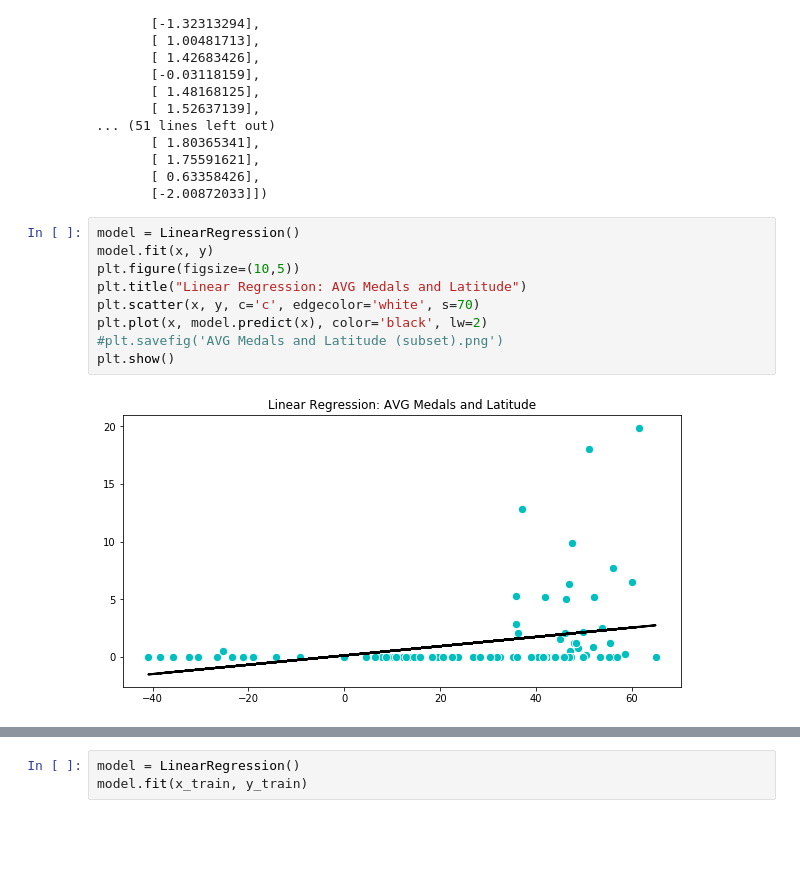
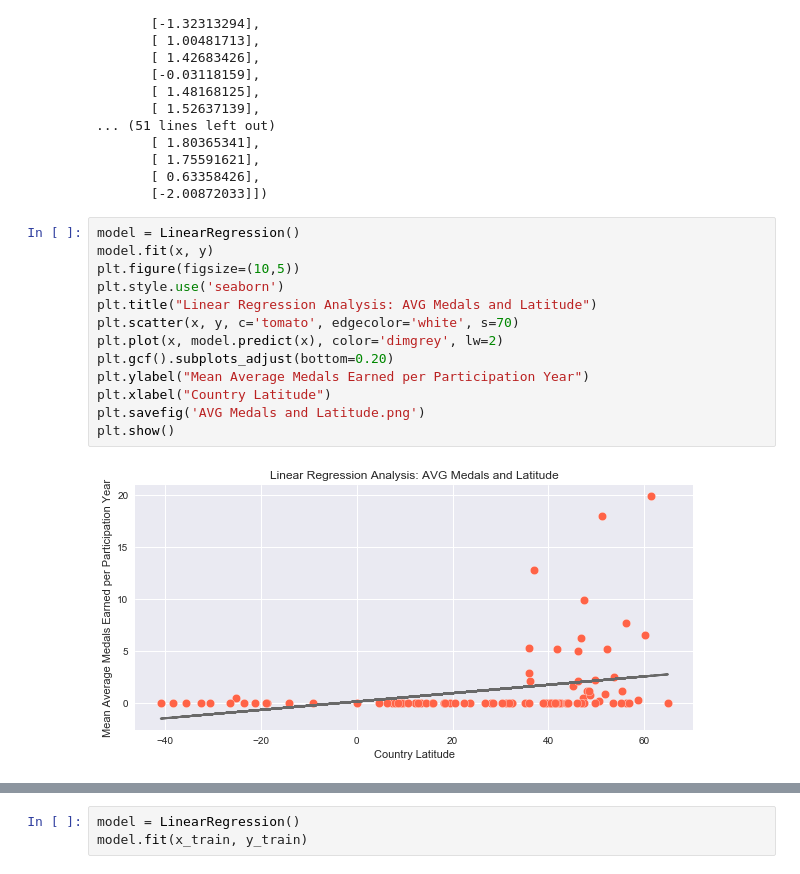
Before and after one commit to dianekvg/bootcamp-project1, a Jupyter notebook: Diane/success_indicators.ipynb, the cells around one changed output, grey strips where cells are left out. Drawn from its saved outputs; the diff is of its cells as text; blank space fills up the shorter version.

```diff
--- a/Diane/success_indicators.ipynb
+++ b/Diane/success_indicators.ipynb
@@ -343,14 +346,18 @@ array([[ 0.56248631],
 # %%
 model = LinearRegression()
 model.fit(x, y)
 plt.figure(figsize=(10,5))
-plt.title("Linear Regression: AVG Medals and Latitude")
-plt.scatter(x, y, c='c', edgecolor='white', s=70)
-plt.plot(x, model.predict(x), color='black', lw=2)
-#plt.savefig('AVG Medals and Latitude (subset).png')
+plt.style.use('seaborn')
+plt.title("Linear Regression Analysis: AVG Medals and Latitude")
+plt.scatter(x, y, c='tomato', edgecolor='white', s=70)
+plt.plot(x, model.predict(x), color='dimgrey', lw=2)
+plt.gcf().subplots_adjust(bottom=0.20)
+plt.ylabel("Mean Average Medals Earned per Participation Year")
+plt.xlabel("Country Latitude")
+plt.savefig('AVG Medals and Latitude.png')
 plt.show()
 # %% [output]
-[figure, old version]
+[figure, new version]
 # %%
 X2 = sm.add_constant(x)
 est = sm.OLS(y, X2)
```
Also changed, not shown: parts of 18 cells of this notebook, 4 other files.
